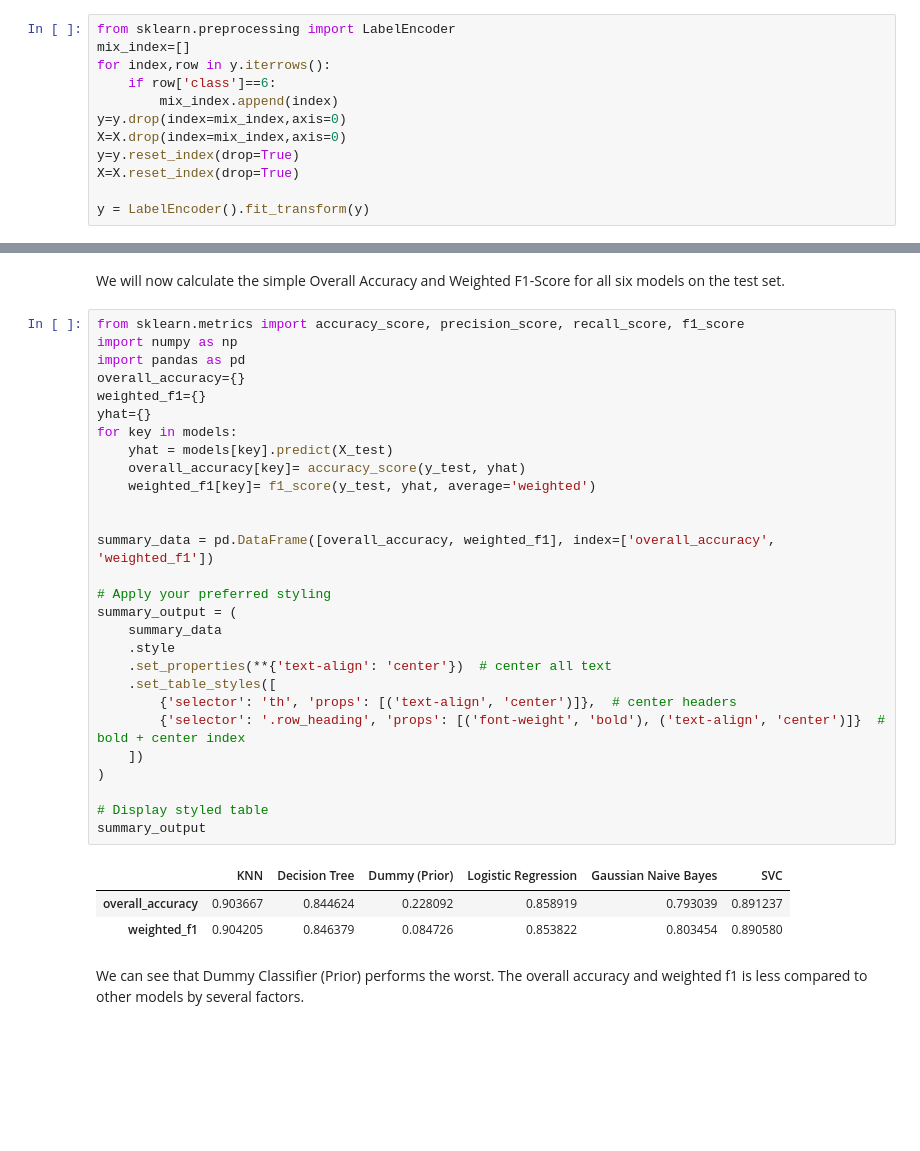
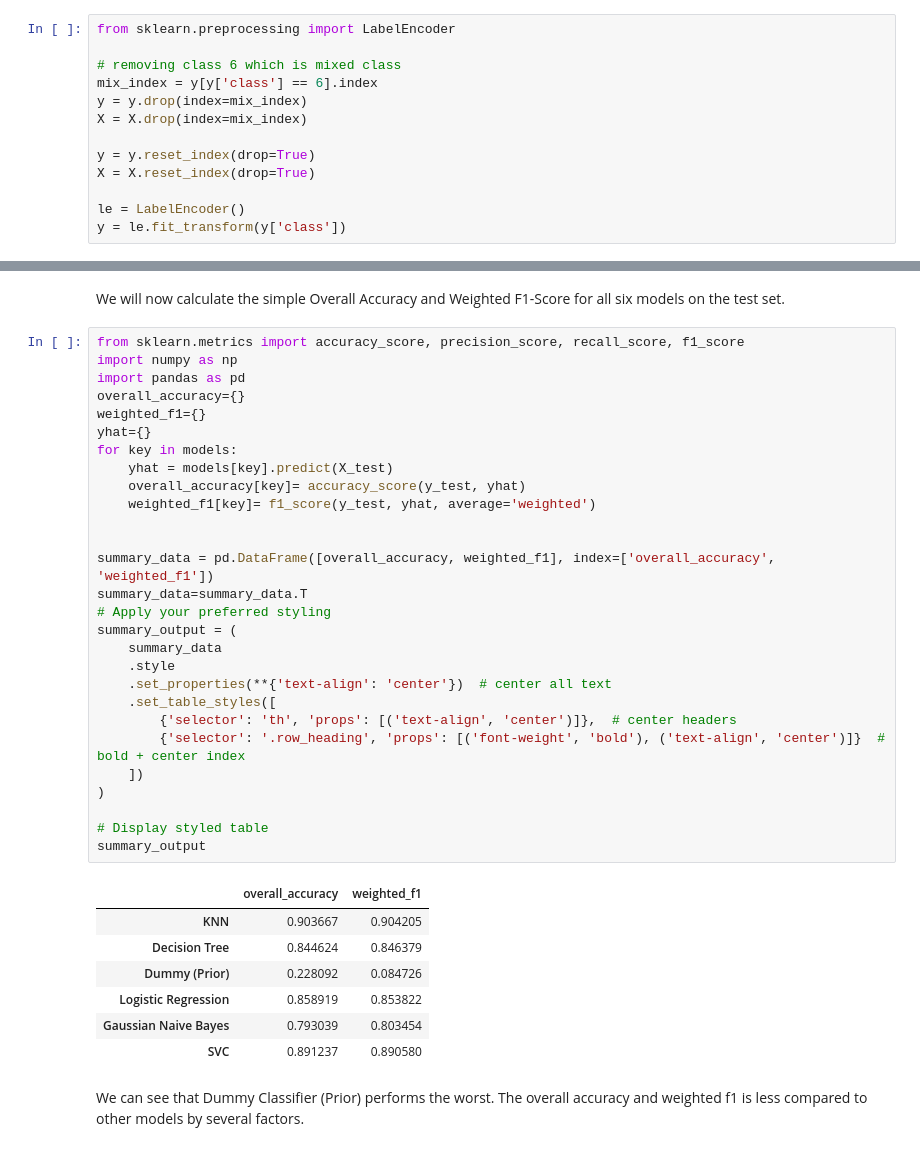
Before and after one commit to boeing314/DALAB_ASSIGNMENT_7, a Jupyter notebook: A7.ipynb, the cells around one changed output, grey strips where cells are left out. Cells and saved outputs as stored; diff of their text form; blank space fills up the shorter version.

```diff
--- a/A7.ipynb
+++ b/A7.ipynb
@@ -15,16 +15,17 @@ y = statlog_landsat_satellite.data.targets
 We will remove class 6 which is the class where all types are present.
 # %%
 from sklearn.preprocessing import LabelEncoder
-mix_index=[]
-for index,row in y.iterrows():
-    if row['class']==6:
-        mix_index.append(index)
-y=y.drop(index=mix_index,axis=0)
-X=X.drop(index=mix_index,axis=0)
-y=y.reset_index(drop=True)
-X=X.reset_index(drop=True)
 
-y = LabelEncoder().fit_transform(y)
+# removing class 6 which is mixed class
+mix_index = y[y['class'] == 6].index
+y = y.drop(index=mix_index)
+X = X.drop(index=mix_index)
+
+y = y.reset_index(drop=True)
+X = X.reset_index(drop=True)
+
+le = LabelEncoder()
+y = le.fit_transform(y['class'])
 # %% [markdown]
 We will standardize the feature X.
 # %%
@@ -81,35 +82,39 @@ We will now calculate the simple Overall Accuracy and Weighted F1-Score for all
 # %%
 from sklearn.metrics import accuracy_score, precision_score, recall_score, f1_score
 import numpy as np
 import pandas as pd
 overall_accuracy={}
 weighted_f1={}
 yhat={}
 for key in models:
     yhat = models[key].predict(X_test)
     overall_accuracy[key]= accuracy_score(y_test, yhat)
     weighted_f1[key]= f1_score(y_test, yhat, average='weighted')
 
 
 summary_data = pd.DataFrame([overall_accuracy, weighted_f1], index=['overall_accuracy', 'weighted_f1'])
-
+summary_data=summary_data.T
 # Apply your preferred styling
 summary_output = (
     summary_data
     .style
     .set_properties(**{'text-align': 'center'})  # center all text
     .set_table_styles([
         {'selector': 'th', 'props': [('text-align', 'center')]},  # center headers
         {'selector': '.row_heading', 'props': [('font-weight', 'bold'), ('text-align', 'center')]}  # bold + center index
     ])
 )
 
 # Display styled table
 summary_output
 # %% [output]
-|  | KNN | Decision Tree | Dummy (Prior) | Logistic Regression | Gaussian Naive Bayes | SVC |
-| overall_accuracy | 0.903667 | 0.844624 | 0.228092 | 0.858919 | 0.793039 | 0.891237 |
-| weighted_f1 | 0.904205 | 0.846379 | 0.084726 | 0.853822 | 0.803454 | 0.890580 |
+|  | overall_accuracy | weighted_f1 |
+| KNN | 0.903667 | 0.904205 |
+| Decision Tree | 0.844624 | 0.846379 |
+| Dummy (Prior) | 0.228092 | 0.084726 |
+| Logistic Regression | 0.858919 | 0.853822 |
+| Gaussian Naive Bayes | 0.793039 | 0.803454 |
+| SVC | 0.891237 | 0.890580 |
 # %% [markdown]
 We can see that Dummy Classifier (Prior) performs the worst. The overall accuracy and weighted f1 is less compared to other models by several factors.
 # %% [markdown]
```
Also changed, not shown: parts of 4 cells of this notebook.
